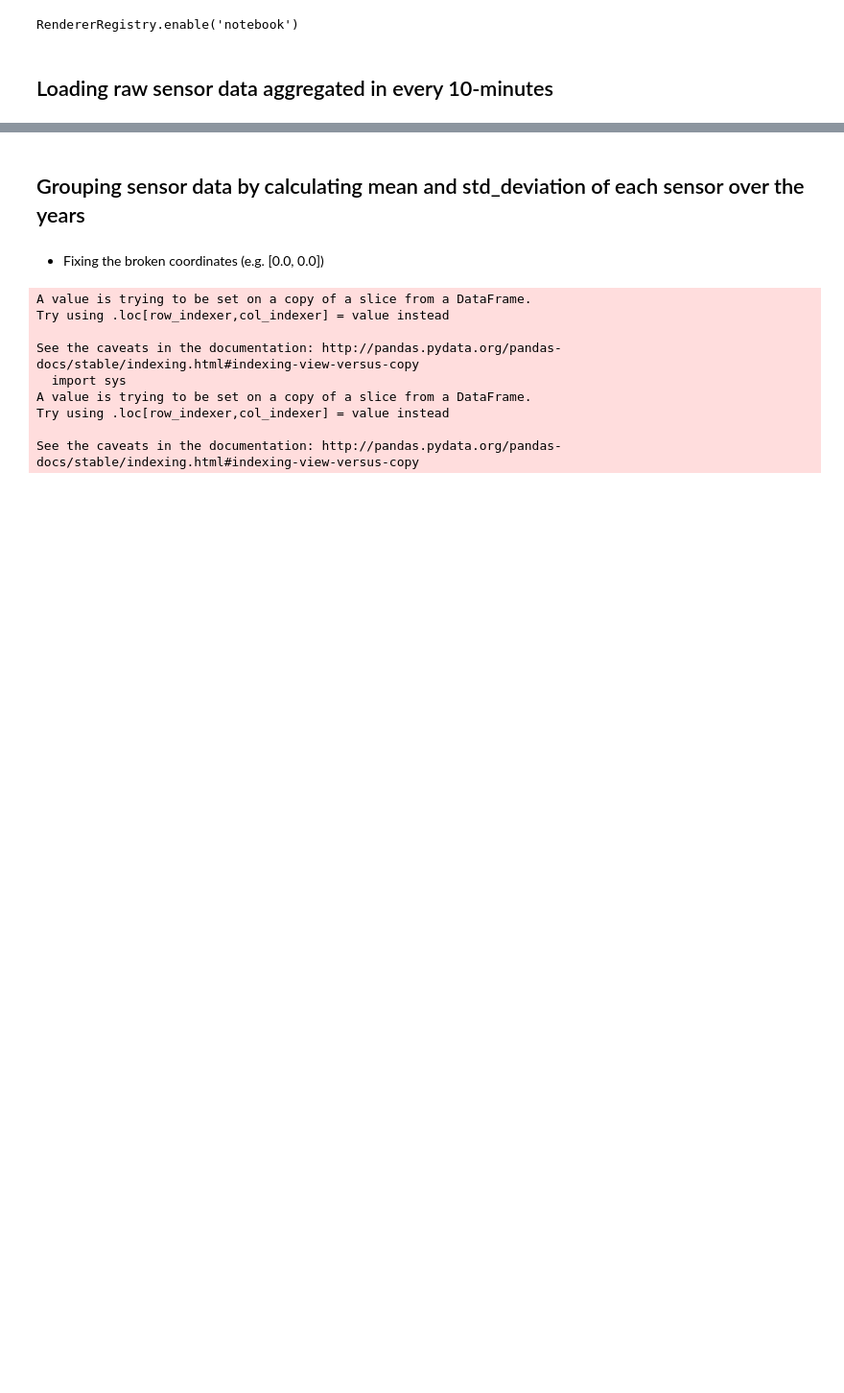
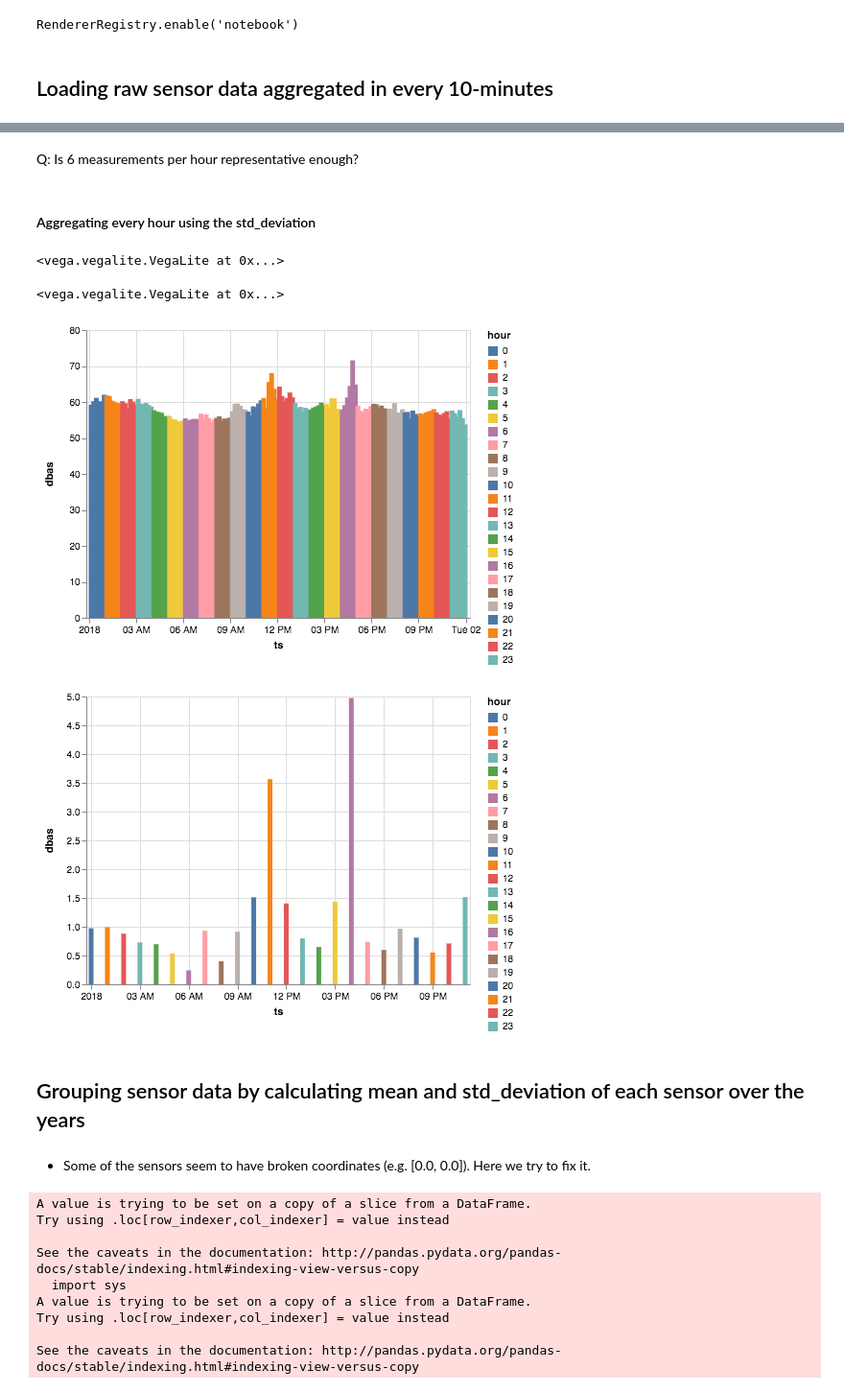
Before and after one commit to joaorulff/SONYC_Modeling, a Jupyter notebook: analysis/std_analysis.ipynb, the cells around one changed output, grey strips where cells are left out. Shown: that part at 96% size. Drawn from its saved outputs; the diff is of its cells as text; code cells hidden in the pictures; blank space fills up the shorter version.

```diff
--- a/analysis/std_analysis.ipynb
+++ b/analysis/std_analysis.ipynb
@@ -15,3 +50,17 @@ with open('../data/sensors/minute.json') as json_file:
+# %% [markdown]
+Q: Is 6 measurements per hour representative enough?
+# %% [markdown]
+#### Aggregating every hour using the std_deviation
+# %%
+dailySPL = sensorDF['2018-01-01':'2018-01-01']
+barChart(dailySPL)
+dailySPL = dailySPL.resample('H').agg({'dbas':'std', 'hour':'first'})
+barChart(dailySPL)
+# %% [output]
+<vega.vegalite.VegaLite at 0x...>
+<vega.vegalite.VegaLite at 0x...>
+[figure, added]
+[figure, added]
 # %% [markdown]
 ## Grouping sensor data by calculating mean and std_deviation of each sensor over the years
 # %%
@@ -58,7 +107,7 @@ for sensorID in sensors:
 
     correlationDF = correlationDF.append({'sensorID': sensorID, 'mean':aggregation['dbas'].mean(), 'std':aggregation['dbas'].std()}, ignore_index=True)
 # %% [markdown]
-- Fixing the broken coordinates (e.g. [0.0, 0.0])
+- Some of the sensors seem to have broken coordinates (e.g. [0.0, 0.0]). Here we try to fix it.
 # %%
 filename = '../data/sensors/sensor_coords.txt'
 
```
Also changed, not shown: parts of 7 cells of this notebook, 2 other files.
